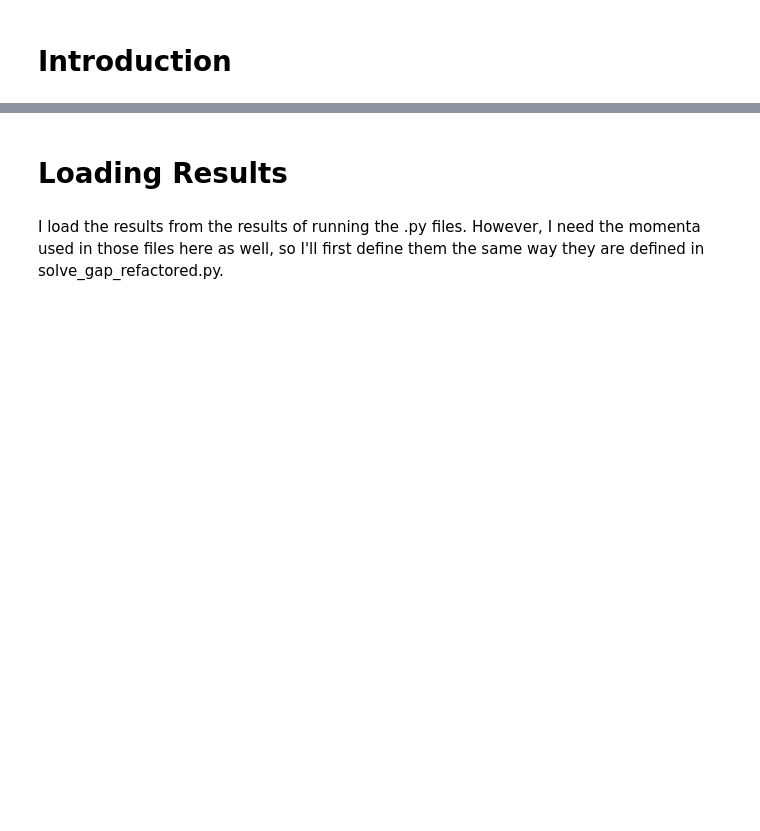
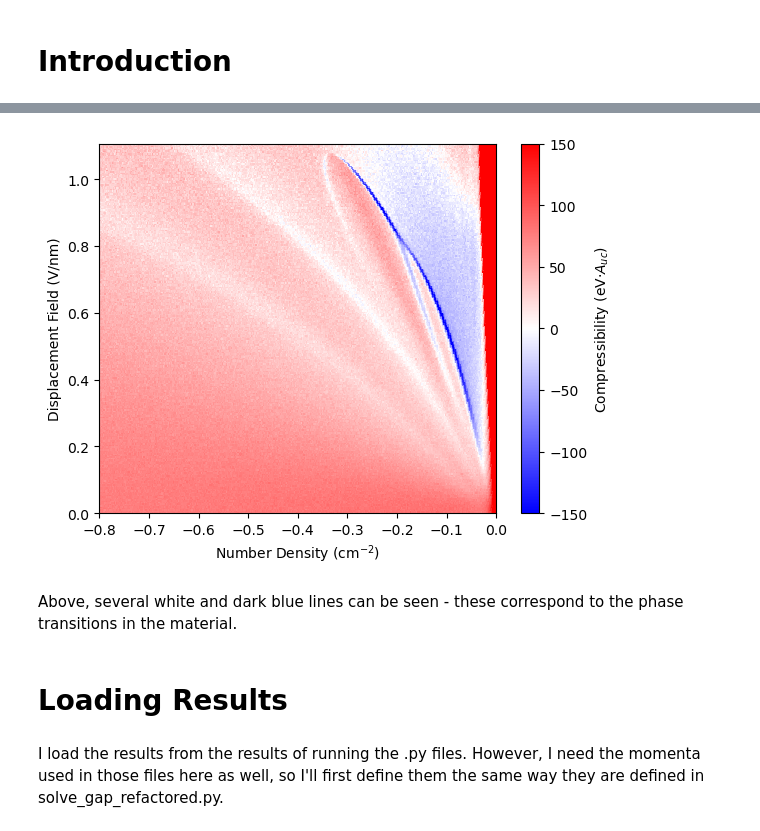
Before and after one commit to rdavidm42/BBG-Nematic-States, a Jupyter notebook: Analyzing_BBG_Order_Parameters.ipynb, the cells around one changed output, grey strips where cells are left out. Cells and saved outputs as stored; diff of their text form; code cells hidden in the pictures; blank space fills up the shorter version.

```diff
--- a/Analyzing_BBG_Order_Parameters.ipynb
+++ b/Analyzing_BBG_Order_Parameters.ipynb
@@ -26,3 +16,17 @@ d_gate = 200 #Distance from gate to graphene sample in units of nm
+# %%
+number_density = pd.read_excel('fig1_and_s3.xlsx',sheet_name='1e_n').to_numpy()
+displacement = pd.read_excel('fig1_and_s3.xlsx',sheet_name='1e_D').to_numpy()
+compressibility = pd.read_excel('fig1_and_s3.xlsx',sheet_name='1e_cp').to_numpy()
+# %%
+plt.colorbar(plt.pcolormesh(number_density,displacement,compressibility,vmin=-150,vmax=150,cmap='bwr'),label=r'Compressibility (eV$\cdot A_{uc}$)')
+plt.xlim(-.8,0);
+plt.ylim(0,np.max(displacement));
+plt.xlabel(r'Number Density (cm$^{-2}$)');
+plt.ylabel(r'Displacement Field (V/nm)');
+# %% [output]
+[figure, added]
+# %% [markdown]
+Above, several white and dark blue lines can be seen - these correspond to the phase transitions in the material.
 # %% [markdown]
 # Loading Results
 # %% [markdown]
```
Also changed, not shown: parts of 10 cells of this notebook, 1 other file.
